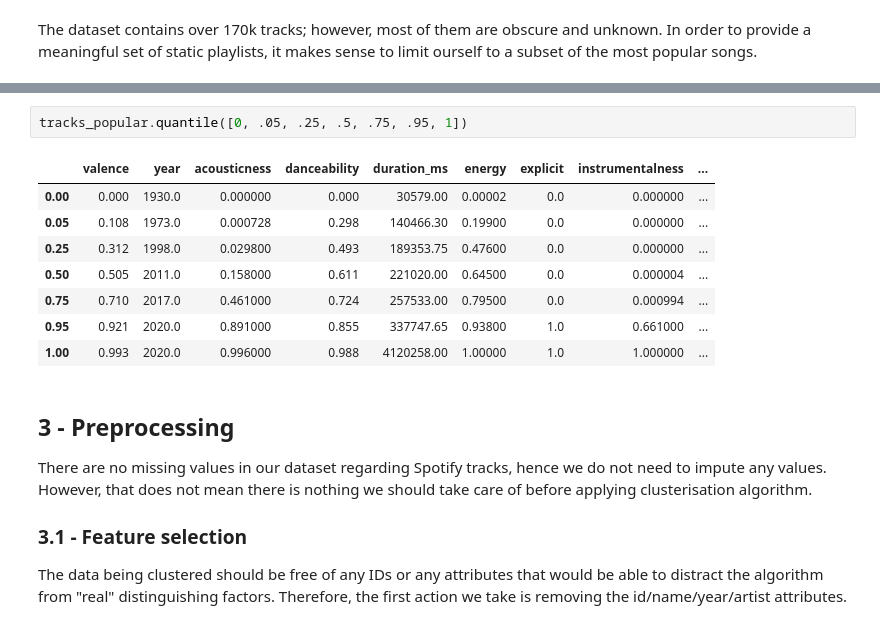
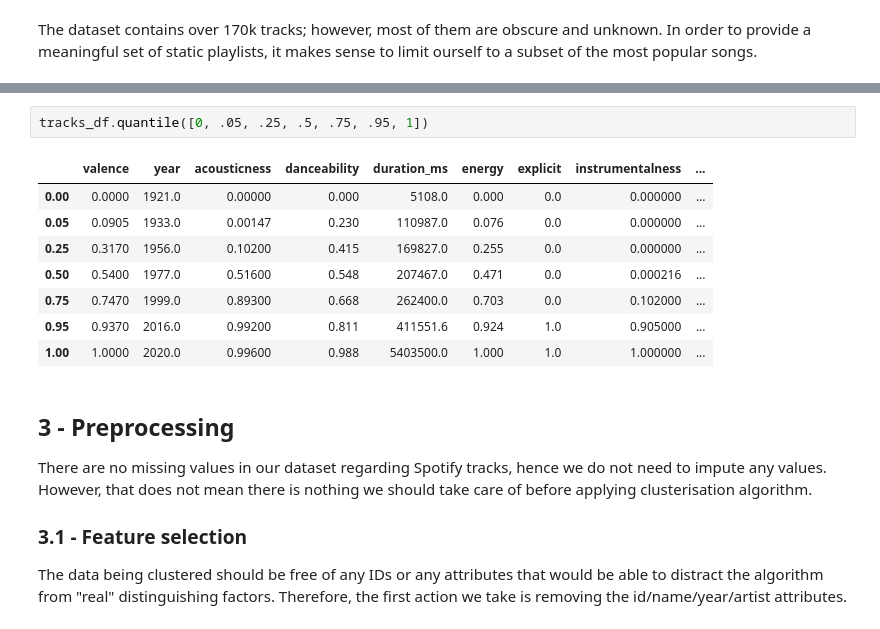
Before and after one commit to Wo0kie3/Spotify_DataMining, a Jupyter notebook: spotify_analysis.ipynb, the cells around one changed output, grey strips where cells are left out. Cells and saved outputs as stored; diff of their text form.

```diff
--- a/spotify_analysis.ipynb
+++ b/spotify_analysis.ipynb
@@ -70,14 +53,14 @@ tracks_popular
 # %%
-tracks_popular.quantile([0, .05, .25, .5, .75, .95, 1])
+tracks_df.quantile([0, .05, .25, .5, .75, .95, 1])
 # %% [output]
 |  | valence | year | acousticness | danceability | duration_ms | energy | explicit | instrumentalness | ... |
-| 0.00 | 0.000 | 1930.0 | 0.000000 | 0.000 | 30579.00 | 0.00002 | 0.0 | 0.000000 | ... |
-| 0.05 | 0.108 | 1973.0 | 0.000728 | 0.298 | 140466.30 | 0.19900 | 0.0 | 0.000000 | ... |
-| 0.25 | 0.312 | 1998.0 | 0.029800 | 0.493 | 189353.75 | 0.47600 | 0.0 | 0.000000 | ... |
-| 0.50 | 0.505 | 2011.0 | 0.158000 | 0.611 | 221020.00 | 0.64500 | 0.0 | 0.000004 | ... |
-| 0.75 | 0.710 | 2017.0 | 0.461000 | 0.724 | 257533.00 | 0.79500 | 0.0 | 0.000994 | ... |
-| 0.95 | 0.921 | 2020.0 | 0.891000 | 0.855 | 337747.65 | 0.93800 | 1.0 | 0.661000 | ... |
-| 1.00 | 0.993 | 2020.0 | 0.996000 | 0.988 | 4120258.00 | 1.00000 | 1.0 | 1.000000 | ... |
+| 0.00 | 0.0000 | 1921.0 | 0.00000 | 0.000 | 5108.0 | 0.000 | 0.0 | 0.000000 | ... |
+| 0.05 | 0.0905 | 1933.0 | 0.00147 | 0.230 | 110987.0 | 0.076 | 0.0 | 0.000000 | ... |
+| 0.25 | 0.3170 | 1956.0 | 0.10200 | 0.415 | 169827.0 | 0.255 | 0.0 | 0.000000 | ... |
+| 0.50 | 0.5400 | 1977.0 | 0.51600 | 0.548 | 207467.0 | 0.471 | 0.0 | 0.000216 | ... |
+| 0.75 | 0.7470 | 1999.0 | 0.89300 | 0.668 | 262400.0 | 0.703 | 0.0 | 0.102000 | ... |
+| 0.95 | 0.9370 | 2016.0 | 0.99200 | 0.811 | 411551.6 | 0.924 | 1.0 | 0.905000 | ... |
+| 1.00 | 1.0000 | 2020.0 | 0.99600 | 0.988 | 5403500.0 | 1.000 | 1.0 | 1.000000 | ... |
 # %% [markdown]
 ## 3 - Preprocessing
 There are no missing values in our dataset regarding Spotify tracks, hence we do not need to impute any values. However, that does not mean there is nothing we should take care of before applying clusterisation algorithm.
```
Also changed, not shown: parts of 27 cells of this notebook.
